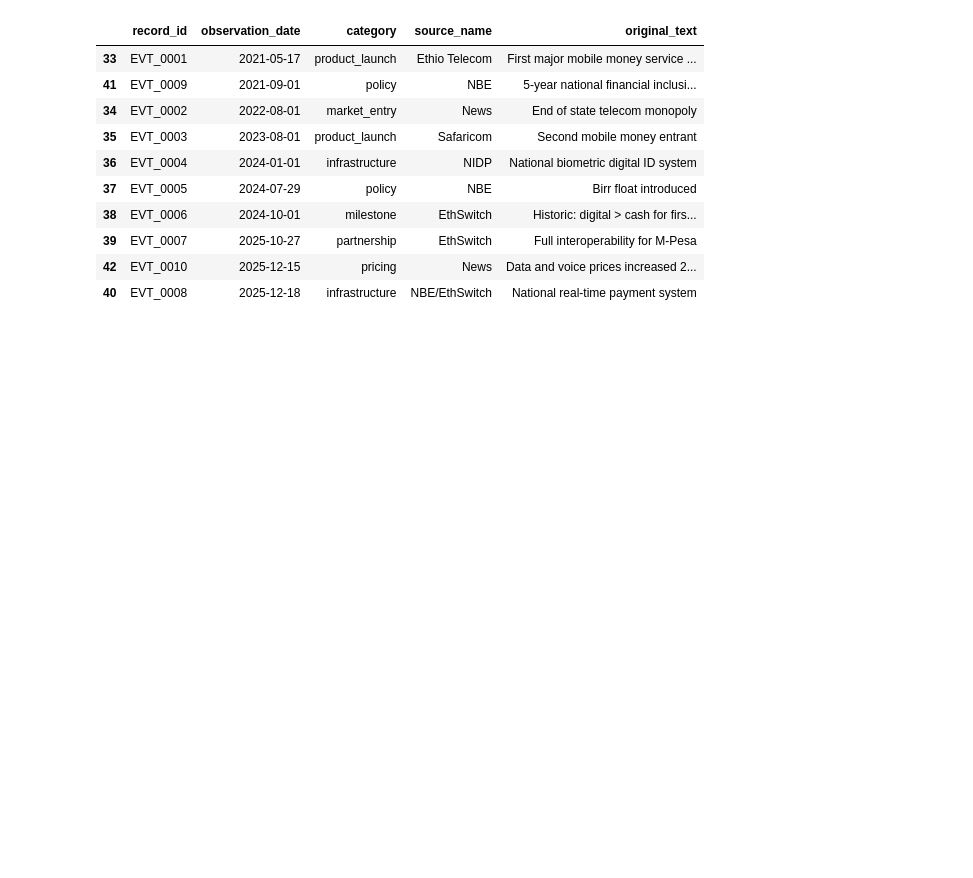
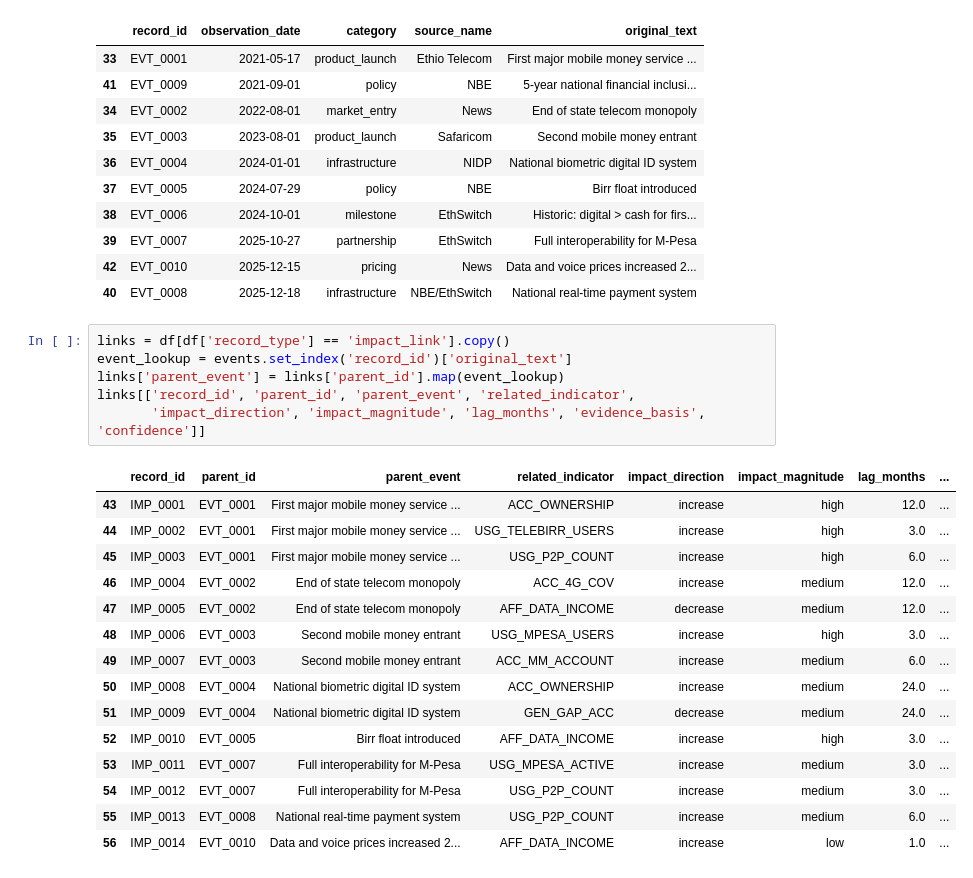
Before and after one commit to Sumeyahassen/ethiopia-fi-forecast, a Jupyter notebook: notebooks/01_data_exploration.ipynb, the cells around one changed output. Cells and saved outputs as stored; diff of their text form; blank space fills up the shorter version.

Commit message:
event logs

```diff
--- a/notebooks/01_data_exploration.ipynb
+++ b/notebooks/01_data_exploration.ipynb
@@ -115,3 +115,25 @@ events[['record_id', 'observation_date', 'category', 'source_name', 'original_te
 | 39 | EVT_0007 | 2025-10-27 | partnership | EthSwitch | Full interoperability for M-Pesa |
 | 42 | EVT_0010 | 2025-12-15 | pricing | News | Data and voice prices increased 2... |
 | 40 | EVT_0008 | 2025-12-18 | infrastructure | NBE/EthSwitch | National real-time payment system |
+# %%
+links = df[df['record_type'] == 'impact_link'].copy()
+event_lookup = events.set_index('record_id')['original_text']
+links['parent_event'] = links['parent_id'].map(event_lookup)
+links[['record_id', 'parent_id', 'parent_event', 'related_indicator',
+       'impact_direction', 'impact_magnitude', 'lag_months', 'evidence_basis', 'confidence']]
+# %% [output]
+|  | record_id | parent_id | parent_event | related_indicator | impact_direction | impact_magnitude | lag_months | ... |
+| 43 | IMP_0001 | EVT_0001 | First major mobile money service ... | ACC_OWNERSHIP | increase | high | 12.0 | ... |
+| 44 | IMP_0002 | EVT_0001 | First major mobile money service ... | USG_TELEBIRR_USERS | increase | high | 3.0 | ... |
+| 45 | IMP_0003 | EVT_0001 | First major mobile money service ... | USG_P2P_COUNT | increase | high | 6.0 | ... |
+| 46 | IMP_0004 | EVT_0002 | End of state telecom monopoly | ACC_4G_COV | increase | medium | 12.0 | ... |
+| 47 | IMP_0005 | EVT_0002 | End of state telecom monopoly | AFF_DATA_INCOME | decrease | medium | 12.0 | ... |
+| 48 | IMP_0006 | EVT_0003 | Second mobile money entrant | USG_MPESA_USERS | increase | high | 3.0 | ... |
+| 49 | IMP_0007 | EVT_0003 | Second mobile money entrant | ACC_MM_ACCOUNT | increase | medium | 6.0 | ... |
+| 50 | IMP_0008 | EVT_0004 | National biometric digital ID system | ACC_OWNERSHIP | increase | medium | 24.0 | ... |
+| 51 | IMP_0009 | EVT_0004 | National biometric digital ID system | GEN_GAP_ACC | decrease | medium | 24.0 | ... |
+| 52 | IMP_0010 | EVT_0005 | Birr float introduced | AFF_DATA_INCOME | increase | high | 3.0 | ... |
+| 53 | IMP_0011 | EVT_0007 | Full interoperability for M-Pesa | USG_MPESA_ACTIVE | increase | medium | 3.0 | ... |
+| 54 | IMP_0012 | EVT_0007 | Full interoperability for M-Pesa | USG_P2P_COUNT | increase | medium | 3.0 | ... |
+| 55 | IMP_0013 | EVT_0008 | National real-time payment system | USG_P2P_COUNT | increase | medium | 6.0 | ... |
+| 56 | IMP_0014 | EVT_0010 | Data and voice prices increased 2... | AFF_DATA_INCOME | increase | low | 1.0 | ... |
```
